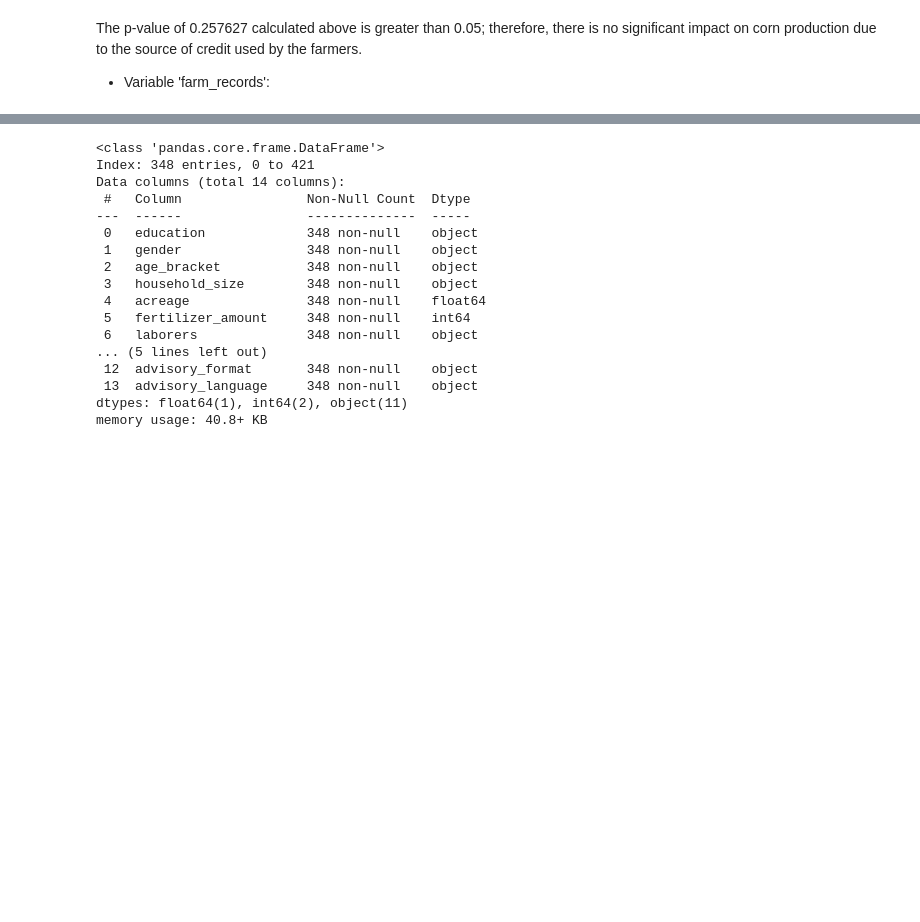
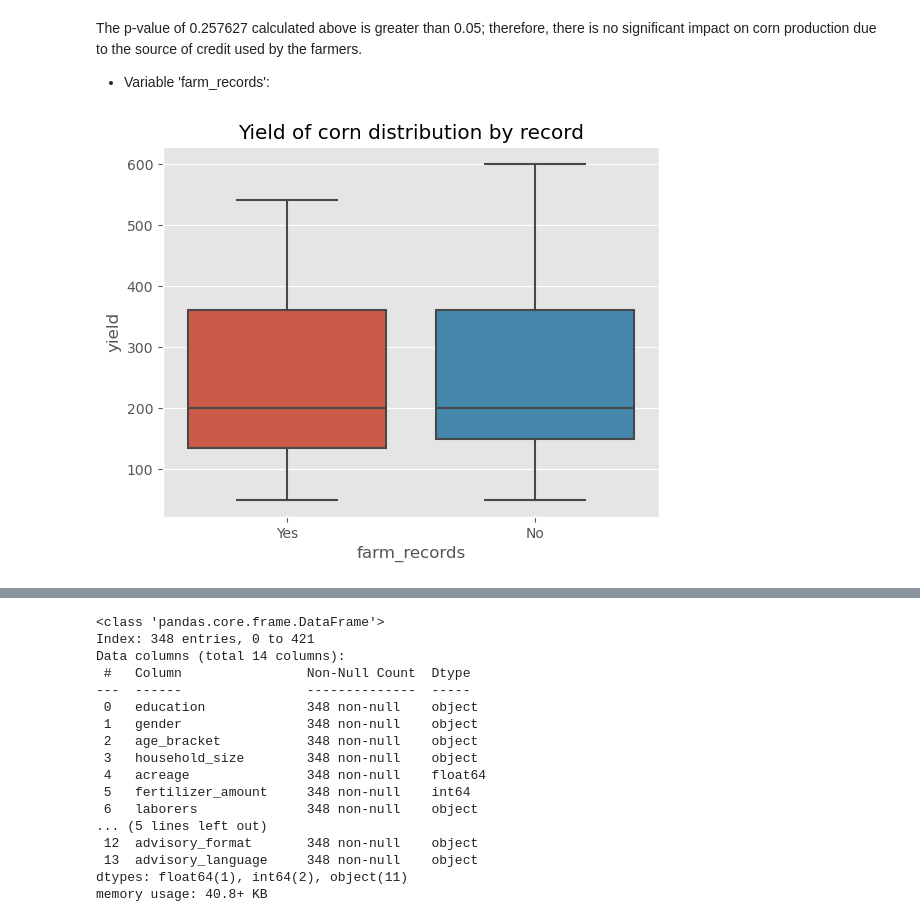
Before and after one commit to bizzaccelerator/midterm-project-mlzoomcamp, a Jupyter notebook: notebook.ipynb, the cells around one changed output, grey strips where cells are left out. Drawn from its saved outputs; the diff is of its cells as text; code cells hidden in the pictures; blank space fills up the shorter version.

```diff
--- a/notebook.ipynb
+++ b/notebook.ipynb
@@ -644,3 +644,10 @@ U-statistic: 2.7124829702940683, P-value: 0.2576272554200043
 The p-value of 0.257627 calculated above is greater than 0.05; therefore, there is no significant impact on corn production due to the source of credit used by the farmers.
 
 - Variable 'farm_records':
+# %%
+# Now, the 'farm_records' variable behave as:
+sns.boxplot(x="farm_records", y="yield", data=corn_subset)
+plt.title("Yield of corn distribution by record")
+plt.show()
+# %% [output]
+[figure, added]
```
Also changed, not shown: parts of 8 cells of this notebook.
